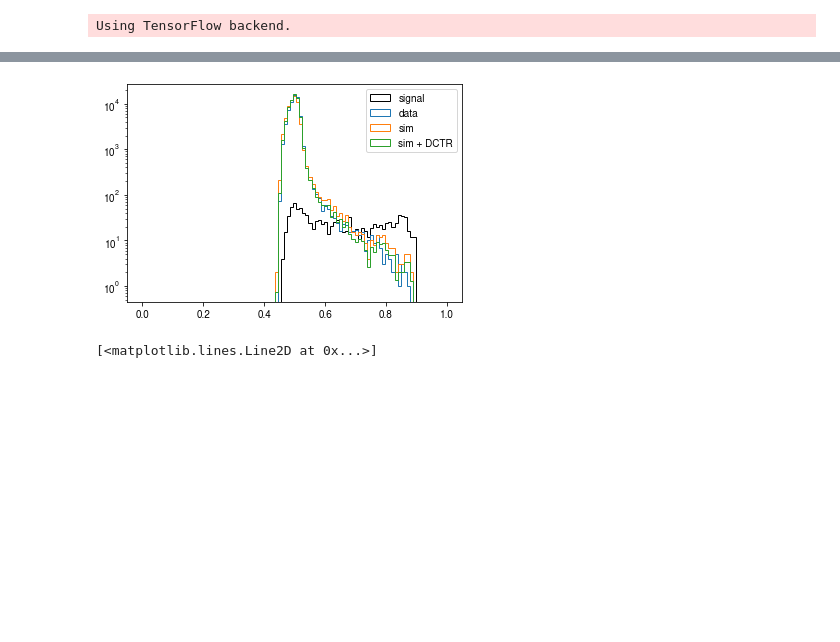
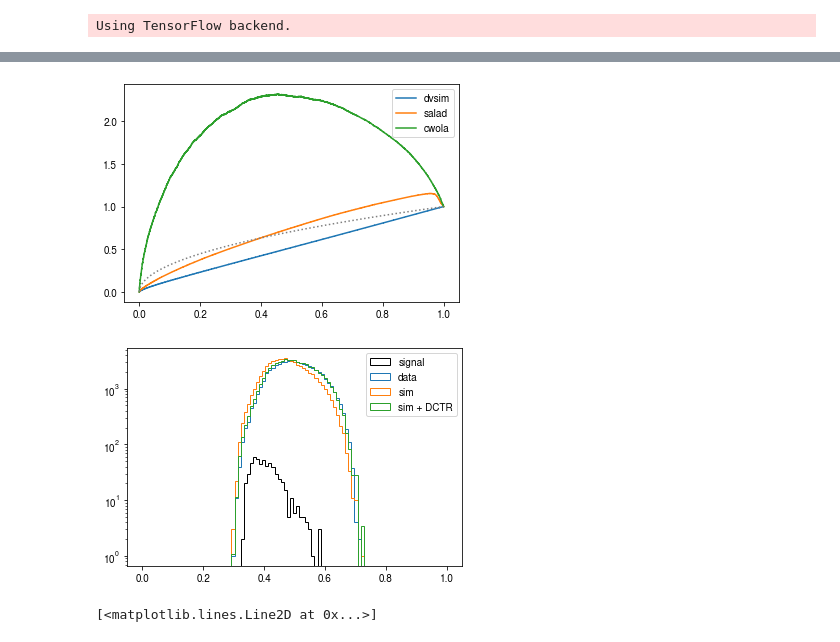
Before and after one commit to luclepot/anomaly_detection_models, a Jupyter notebook: test.ipynb, the cells around one changed output, grey strips where cells are left out. Drawn from its saved outputs; the diff is of its cells as text; code cells hidden in the pictures; blank space fills up the shorter version.

```diff
--- a/test.ipynb
+++ b/test.ipynb
@@ -40,20 +51,16 @@ print(((y_true_train==1)&(y_train==1)&(sr==1)).sum()/np.sqrt(((y_true_train==0)&
 # %%
-
 sb_model = keras.models.Sequential()
 sb_model.add(keras.layers.Dense(64, input_shape=(5,), activation='relu'))
 sb_model.add(keras.layers.Dense(64, activation='relu'))
 sb_model.add(keras.layers.Dense(64, activation='relu'))
 sb_model.add(keras.layers.Dense(1, activation='sigmoid'))
 
-sr_model = keras.models.Sequential()
-sr_model.add(keras.layers.Dense(64, input_shape=(4,), activation='relu'))
-sr_model.add(keras.layers.Dense(64, activation='relu'))
-sr_model.add(keras.layers.Dense(64, activation='relu'))
-sr_model.add(keras.layers.Dense(1, activation='sigmoid'))
+base_model = keras.models.Sequential()
+base_model.add(keras.layers.Dense(64, input_shape=(4,), activation='relu'))
+base_model.add(keras.layers.Dense(64, activation='relu'))
+base_model.add(keras.layers.Dense(64, activation='relu'))
+base_model.add(keras.layers.Dense(1, activation='sigmoid'))
 
-model = SALAD(
-    sb_model=sb_model, sr_model=sr_model, m_cols=[0],
-    sr_epochs=10, sb_epochs=10, test_size=0,
-    sr_batch_size=200, sb_batch_size=200
-)
-s.fit(x_train[sb], y_train[sb], x_train[sr], y_train[sr])
+# set architectures
+dctr_model_arch = sb_model.to_json()
+base_model_arch = base_model.to_json()
@@ -94,3 +116,15 @@ Epoch 10/10
+# %%
+from sklearn.metrics import roc_curve
+
+for name,m in models.items():
+    yhat = m.predict(x_test[y_sr_test,1:])
+    fpr,tpr,thresh = roc_curve(y_signal_test[y_sr_test], yhat)
+    plt.plot(tpr, tpr/np.sqrt(fpr), label=name)
+plt.plot(tpr, tpr/np.sqrt(tpr), ls=':', color='tab:grey')
+plt.legend()
+plt.show()
+# %% [output]
+[figure, added]
 # %%
 def plot_set(x, y, w):
     for i in range(x.shape[1]):
@@ -98,10 +132,10 @@ def plot_set(x, y, w):
         _,bins,_ = plt.hist(x[y==1,i], histtype='step', bins=100, weights=None, label='data')
         plt.hist(x[y==0,i], histtype='step', bins=bins, weights=None, label='sim')
         plt.hist(x[y==0,i], histtype='step', bins=bins, weights=w[y==0], label='sim + DCTR')
-        plt.legend()
+        plt.legend()f
         plt.show()
 
-yhat = np.squeeze(s.predict(x_train[sr]))
+yhat = np.squeeze(dvsim.predict(x_train[sr]))
 w_sr = s.predict_weight(x_train[sr])
 
 plt.hist(yhat[(y_train[sr] == 1) & (y_true_train[sr] == 1)], histtype='step', bins=np.linspace(0,1,100), label='signal', color='black')
@@ -112,7 +146,7 @@ plt.legend()
 plt.yscale('log')
 plt.show()
 # %% [output]
-[figure, old version]
+[figure, new version]
 # %%
 yhat_test_sr = s.predict(x_test[(x_test[:,0] < 3.7) & (x_test[:,0] > 3.3)])
 y_true_test_sr = y_true_test[(x_test[:,0] < 3.7) & (x_test[:,0] > 3.3)]
```
Also changed, not shown: parts of 11 cells of this notebook, 1 other file.
